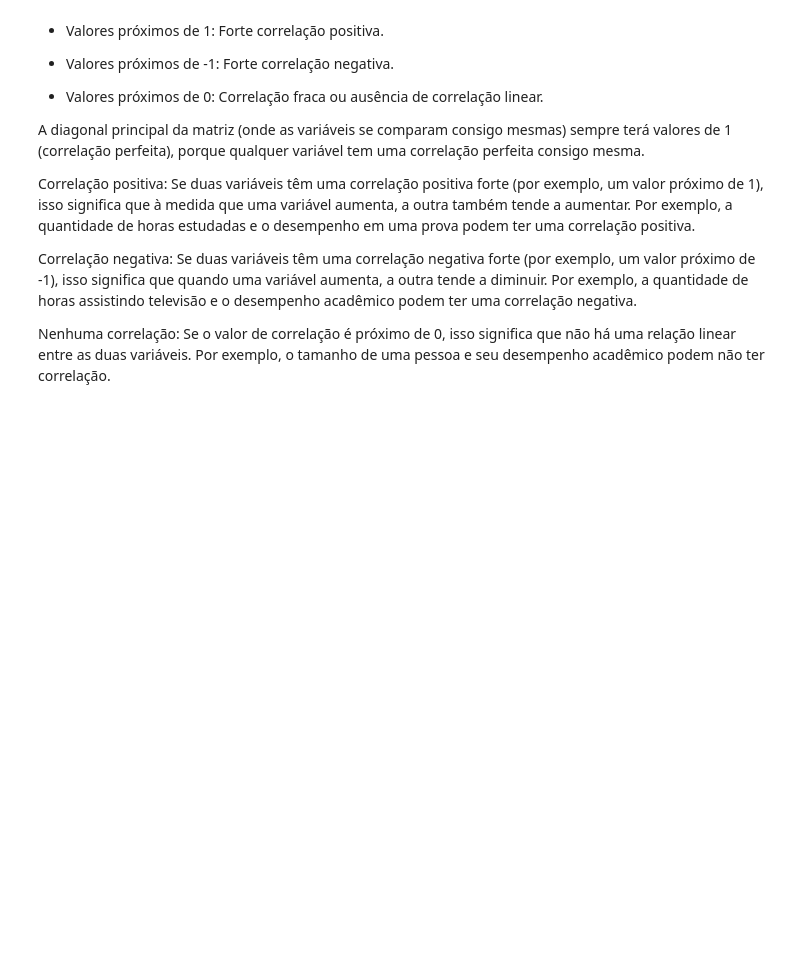
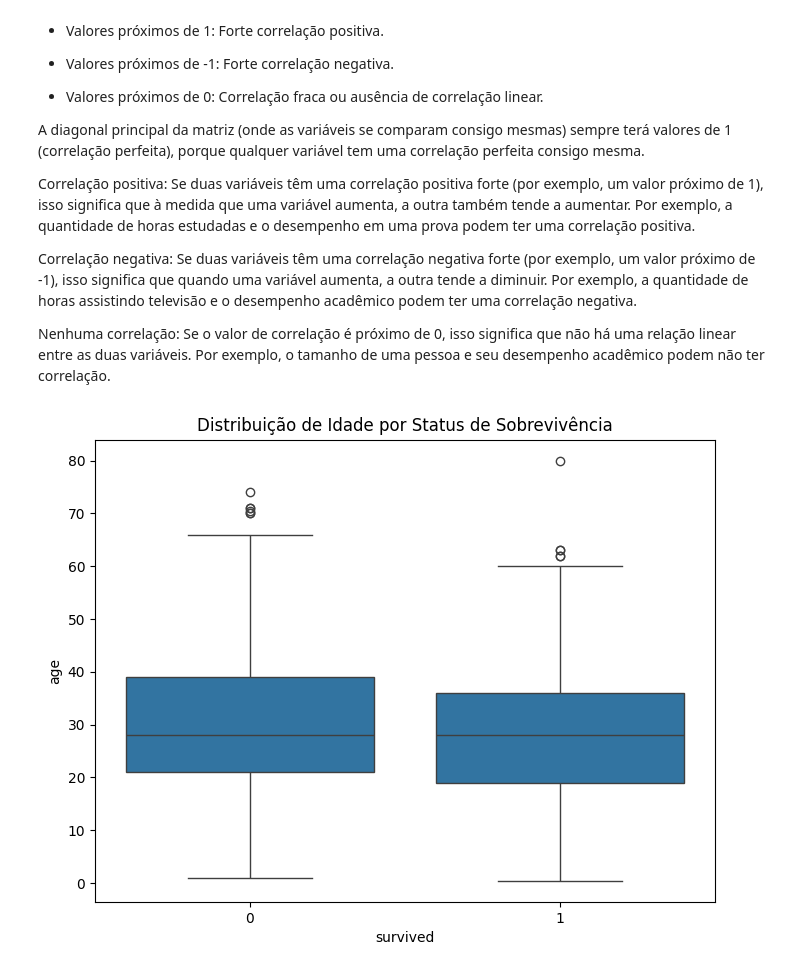
Before and after one commit to Renan-Silveira/EDA, a Jupyter notebook: EDA_Dataset_Titanic.ipynb, the cells around one changed output. Drawn from its saved outputs; the diff is of its cells as text; code cells hidden in the pictures; blank space fills up the shorter version.

Commit message:
publicando alterações no arquivo EDA_Dataset_Titanic

```diff
--- a/EDA_Dataset_Titanic.ipynb
+++ b/EDA_Dataset_Titanic.ipynb
@@ -127,3 +127,11 @@ Correlação positiva: Se duas variáveis têm uma correlação positiva forte (
 Correlação negativa: Se duas variáveis têm uma correlação negativa forte (por exemplo, um valor próximo de -1), isso significa que quando uma variável aumenta, a outra tende a diminuir. Por exemplo, a quantidade de horas assistindo televisão e o desempenho acadêmico podem ter uma correlação negativa.
 
 Nenhuma correlação: Se o valor de correlação é próximo de 0, isso significa que não há uma relação linear entre as duas variáveis. Por exemplo, o tamanho de uma pessoa e seu desempenho acadêmico podem não ter correlação.
+# %%
+#boxplot para verificar a relação entre 'survived' e 'age'
+plt.figure(figsize=(8,6)) #definimos a largua 8 por 6 de altura
+sns.boxplot(x='survived', y='age', data=df) #definimos a variável x como 'survived' e a variável y como 'idade' do dataset chamado 'df'
+plt.title('Distribuição de Idade por Status de Sobrevivência') #definimos um título para o plot
+plt.show() #plotando o gráfico de dispersão
+# %% [output]
+[figure, added]
```
